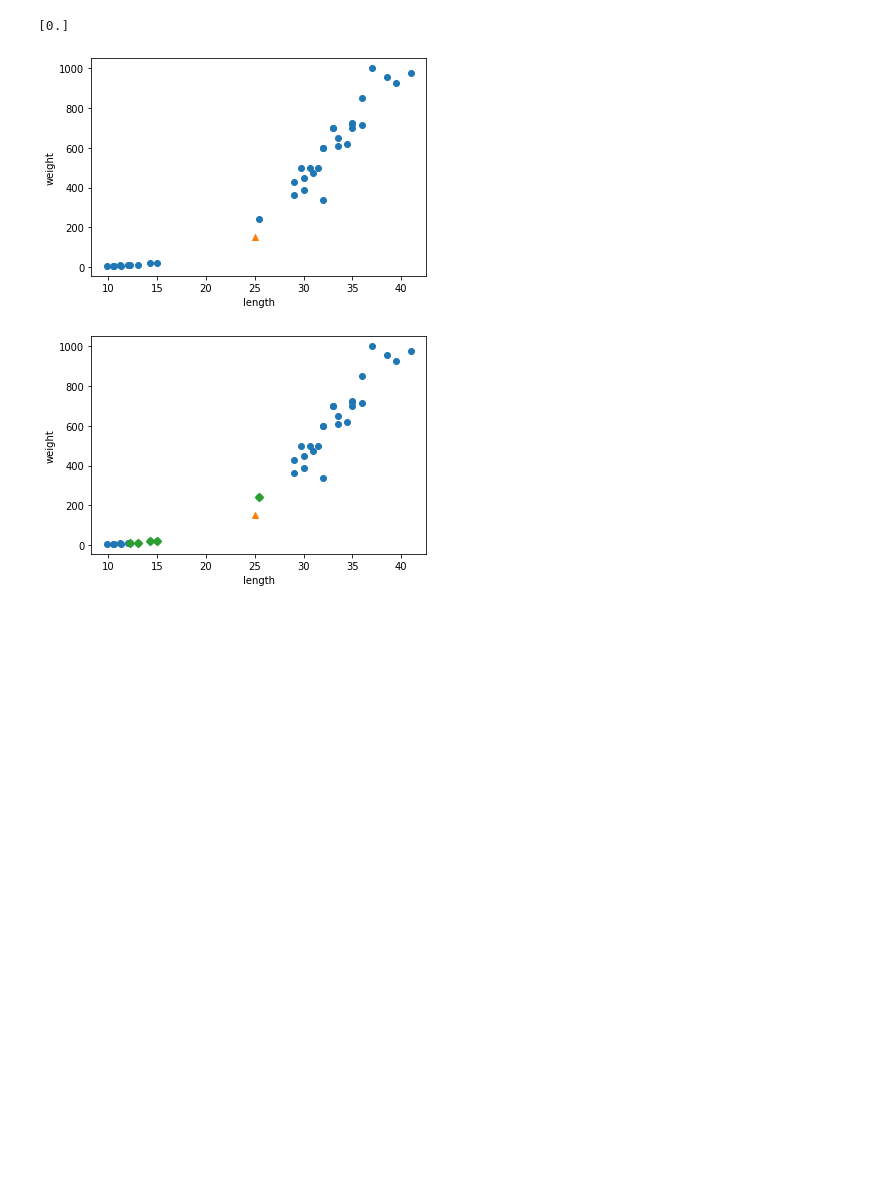
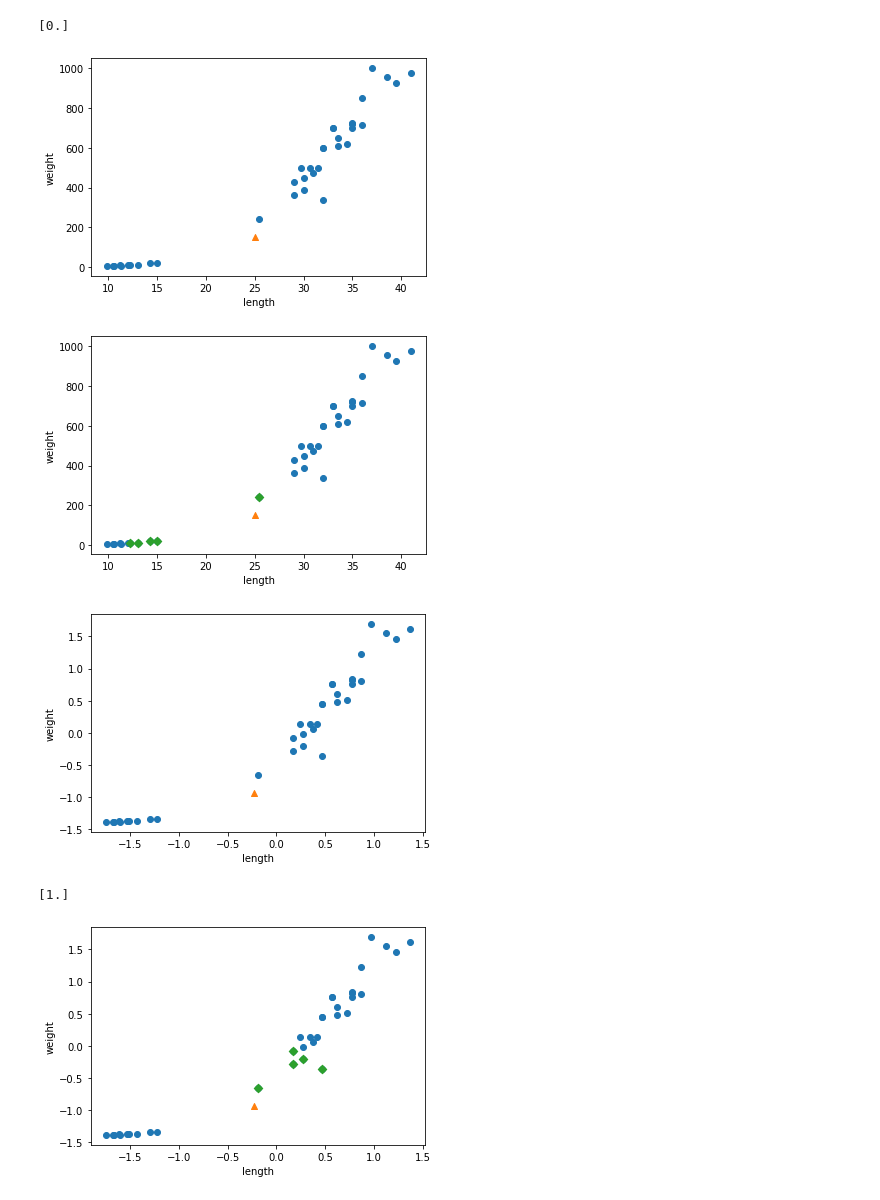
Before and after one commit to junRepository/-machine_learning-deep_learning, a Jupyter notebook: ch.02_treat_data.ipynb, the cells around one changed output. Saved outputs shown, nothing was run; the diff lists cells and outputs as text; code cells hidden in the pictures; blank space fills up the shorter version.

```diff
--- a/ch.02_treat_data.ipynb
+++ b/ch.02_treat_data.ipynb
@@ -23,31 +23,67 @@ train_input, test_input, train_target, test_target = train_test_split(fish_data,
 kn = KNeighborsClassifier()
 
 #train_input과 train_target로 학습을 시킨다.
 kn.fit(train_input, train_target)
 #정확도 확인
 kn.score(test_input, test_target)
 #도미(1)로 예상되는 데이터를 입력을 하여 정답을 예측한다.
 #결과가 [0.]으로 예상과는 다른 결과가 나왔다.
 print(kn.predict([[25, 150]]))
 
 plt.scatter(train_input[:,0], train_input[:,1])
 plt.scatter(25, 150, marker='^')
 plt.xlabel('length')
 plt.ylabel('weight')
 plt.show()
 
 #25, 150에 근접한 5개 이웃을 반환한다.
 distances, indexes = kn.kneighbors([[25, 150]])
 
 #25, 150에 근접한 5개 이웃을 matplot으로 보여줌
 plt.scatter(train_input[:,0],train_input[:,1])
 plt.scatter(25, 150,marker='^')
 plt.scatter(train_input[indexes,0], train_input[indexes,1], marker='D')
 plt.xlabel('length')
 plt.ylabel('weight')
 plt.show()
-#5개 이웃에 1개가 도미이고 4개는 빙어이다.
+#근접한 5개 이웃을 보면 1개가 도미이고 4개는 빙어이다. 그래서 결과가 빙어([0.])로 예측이 된 것이다.
+
+#이러한 문제를 해결하기 위해 길이와 무게의 볌위(스케일)를 같게 설정을 해야하고,
+#데이터를 표현하는 기준(cm or inch)이 다르면 정확한 예측을 할 수 없다.
+#그래서 값을 일정한 기준으로 맞춰줘야 한다. -> data preprocessing
+
+#data normalization
+mean = np.mean(train_input, axis=0) #평균 구하기
+std = np.std(train_input, axis=0) #표준편차 구하기
+train_scaled = (train_input - mean) / std #z-score Normalization
+
+new = ([25, 150]-mean) / std #샘플[25, 150]도 동일한 비율로 변환해야 한다.
+plt.scatter(train_scaled[:,0], train_scaled[:,1])
+plt.scatter(new[0],new[1], marker='^')
+plt.xlabel('length')
+plt.ylabel('weight')
+plt.show()
+
+#정규화를 한 데이터들을 가지고 다시 학습을 한다.
+kn.fit(train_scaled, train_target)
+
+test_scaled = (test_input - mean)/std #test데이터 정규화
+kn.score(test_scaled, test_target) #모델 정확도 출력
+print(kn.predict([new])) #샘플 데이터의 target 출력
+
+
+#최종 결과 산점도 그리기
+distances, indexes = kn.kneighbors([new])
+plt.scatter(train_scaled[:,0], train_scaled[:,1])
+plt.scatter(new[0], new[1], marker='^')
+plt.scatter(train_scaled[indexes,0], train_scaled[indexes,1], marker='D')
+plt.xlabel('length')
+plt.ylabel('weight')
+plt.show()
 # %% [output]
 [0.]
 [figure]
 [figure]
+[figure, added]
+[1.]
+[figure, added]
```
